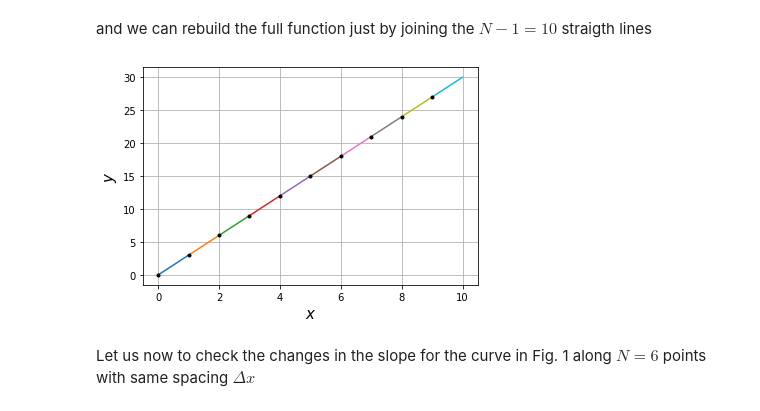
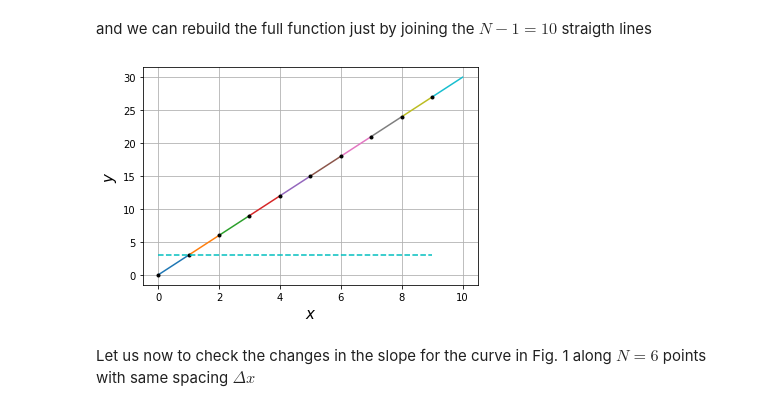
Before and after one commit to restrepo/Calculus, a Jupyter notebook: Differential_Calculus.ipynb, the cells around one changed output. Drawn from its saved outputs; the diff is of its cells as text; code cells hidden in the pictures.

```diff
--- a/Differential_Calculus.ipynb
+++ b/Differential_Calculus.ipynb
@@ -146,13 +146,14 @@ and we can rebuild the full function just by joining the $N-1=10$ straigth lines
 # %%
 for i in range(Δx.size):
     plt.plot(x[i:i+2],slope(x[i:i+2],f(x[i:i+2]),m[i]) )
 
 plt.plot(x[:-1],f(x[:-1]),'k.')
+plt.plot(x[:-1],m,'c--')
 plt.xlabel('$x$',size=15)
 plt.ylabel('$y$',size=15)
 plt.grid()
 # %% [output]
-[figure, old version]
+[figure, new version]
 # %% [markdown]
 Let us now to check the changes in the slope for the curve in Fig. 1 along $N=6$ points with same spacing $\Delta x$
 # %%
```
Also changed, not shown: parts of 4 cells of this notebook.
